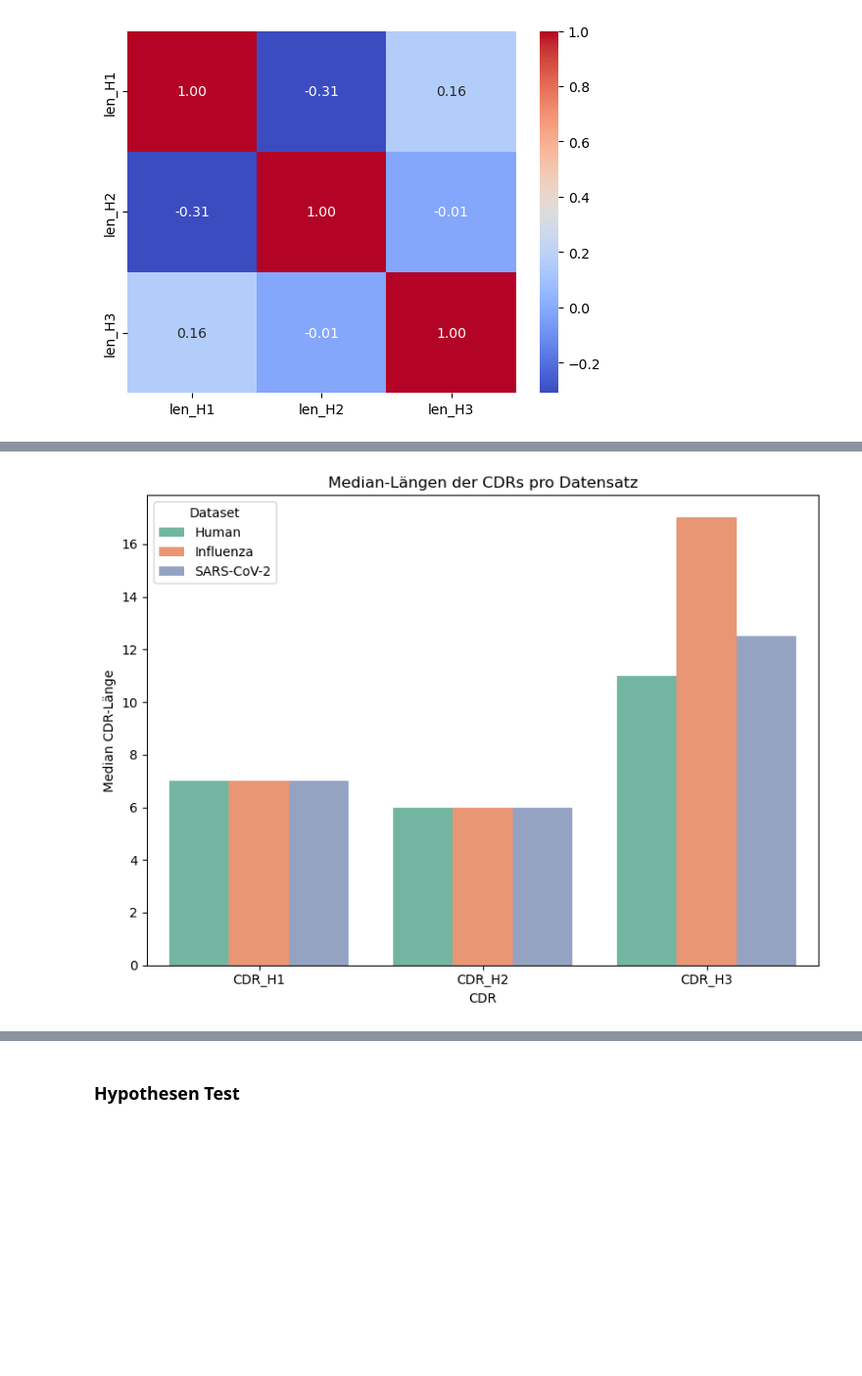
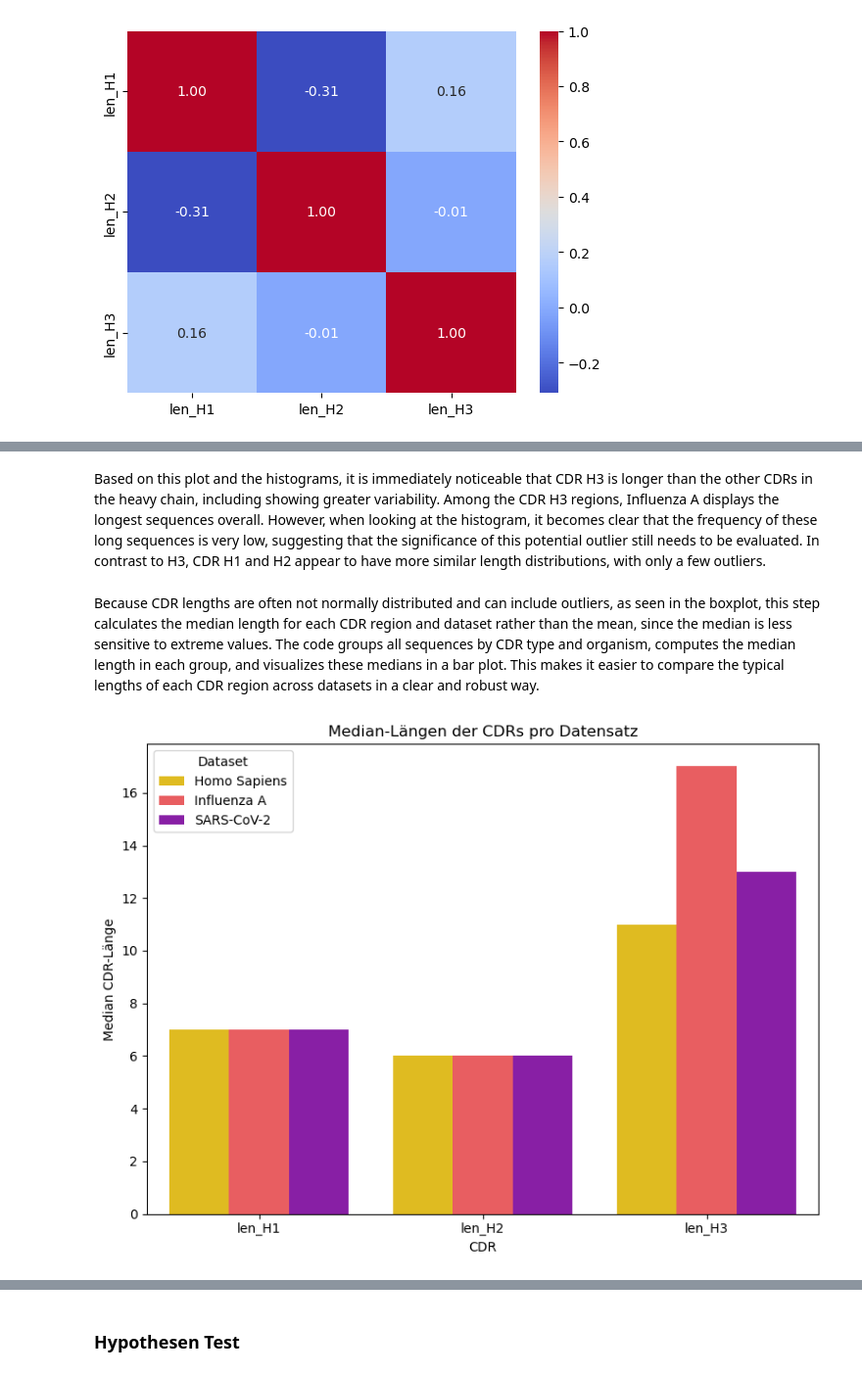
Before and after one commit to datascience-2025-group4/group04-team02, a Jupyter notebook: dataanalysis/01_lenght/01_length_CDRseq.ipynb, the cells around one changed output, grey strips where cells are left out. Shown at 98% size. Cells and saved outputs as stored; diff of their text form; code cells hidden in the pictures; blank space fills up the shorter version.

```diff
--- a/dataanalysis/01_lenght/01_length_CDRseq.ipynb
+++ b/dataanalysis/01_lenght/01_length_CDRseq.ipynb
@@ -15,5 +18,5 @@ import seaborn as sns
 # %%
-data_corona = pd.read_csv(r"C:\Users\clara\group04-team02\data cleanup\sars_cov2_cdr_seq.tsv", sep='\t')
+data_corona = pd.read_csv(r"C:\Users\clara\group04-team02\generated\cdrs\seq\corona_cdr_seq.tsv", sep='\t')
 for i in range(1,4):
     data_corona[f'len_H{i}'] = data_corona[f'CDR_H{i}'].apply(lambda x: len(x) if isinstance(x, str) else 0)
 print(data_corona[['len_H1', 'len_H2', 'len_H3']])
@@ -66,7 +77,7 @@ sns.heatmap(corr, annot=True, cmap='coolwarm', fmt='.2f')
 # %% [markdown]
 # human CDRs
 # %%
-data_human = pd.read_csv('human_cdr_seq.tsv', sep='\t')
+data_human = pd.read_csv(r"C:\Users\clara\group04-team02\generated\cdrs\seq\human_cdr_seq.tsv", sep='\t')
 for i in range(1,4):
     data_human[f'len_H{i}'] = data_human[f'CDR_H{i}'].apply(lambda x: len(x) if isinstance(x, str) else 0)
 print(data_human[['len_H1', 'len_H2', 'len_H3']])
@@ -119,7 +130,7 @@ sns.heatmap(corr, annot=True, cmap='coolwarm', fmt='.2f')
 # %% [markdown]
 # influenza CDR
 # %%
-data_influenza = pd.read_csv('influenza_cdr_seq.tsv', sep='\t')
+data_influenza = pd.read_csv(r"C:\Users\clara\group04-team02\generated\cdrs\seq\influenza_cdr_seq.tsv", sep='\t')
 for i in range(1,4):
     data_influenza[f'len_H{i}'] = data_influenza[f'CDR_H{i}'].apply(lambda x: len(x) if isinstance(x, str) else 0)
 print(data_influenza[['len_H1', 'len_H2', 'len_H3']])
@@ -218,3 +275,30 @@ for cdr in cdrs:
+# %%
+# 'Dataset' column added to each DataFrame
+data_corona['Dataset'] = 'SARS-CoV-2'
+data_human['Dataset'] = 'Homo Sapiens'
+data_influenza['Dataset'] = 'Influenza A'
+
+# Combine into long format
+all_data = pd.concat([
+    data_corona.melt(
+        id_vars=['Dataset'],
+        value_vars=['len_H1', 'len_H2', 'len_H3'],
+        var_name='CDR',
+        value_name='Length'
+    ),
+    data_human.melt(
+        id_vars=['Dataset'],
+        value_vars=['len_H1', 'len_H2', 'len_H3'],
+        var_name='CDR',
+        value_name='Length'
+    ),
+    data_influenza.melt(
+        id_vars=['Dataset'],
+        value_vars=['len_H1', 'len_H2', 'len_H3'],
+        var_name='CDR',
+        value_name='Length'
+    )
+], ignore_index=True)
 # %%
 sns.boxplot(
     data=all_data,
@@ -229,20 +317,24 @@ sns.boxplot(
+# %% [markdown]
+Based on this plot and the histograms, it is immediately noticeable that CDR H3 is longer than the other CDRs in the heavy chain, including showing greater variability. Among the CDR H3 regions, Influenza A displays the longest sequences overall. However, when looking at the histogram, it becomes clear that the frequency of these long sequences is very low, suggesting that the significance of this potential outlier still needs to be evaluated. In contrast to H3, CDR H1 and H2 appear to have more similar length distributions, with only a few outliers.
+# %% [markdown]
+Because CDR lengths are often not normally distributed and can include outliers, as seen in the boxplot, this step calculates the median length for each CDR region and dataset rather than the mean, since the median is less sensitive to extreme values. The code groups all sequences by CDR type and organism, computes the median length in each group, and visualizes these medians in a bar plot. This makes it easier to compare the typical lengths of each CDR region across datasets in a clear and robust way.
 # %%
-# Median pro Gruppe, Längen oft nicht normalverteilt sind mit Ausreißern -> sinnvoller Median als Mittelwert
+# calculating median of each group
 median_lengths = all_data.groupby(['CDR', 'Dataset'])['Length'].median().reset_index()
 
 plt.figure(figsize=(8,6))
 sns.barplot(
     data=median_lengths,
     x="CDR",
     y="Length",
     hue="Dataset",
-    palette="Set2"
+    palette = {'SARS-CoV-2': '#9509BB', 'Homo Sapiens': '#FFCF01', 'Influenza A': '#FF474B'}
 )
 plt.title("Median-Längen der CDRs pro Datensatz")
 plt.ylabel("Median CDR-Länge")
 plt.xlabel("CDR")
 plt.tight_layout()
 plt.show()
 # %% [output]
-[figure, old version]
+[figure, new version]
 # %%
```
Also changed, not shown: parts of 14 cells of this notebook, 2 other files.
